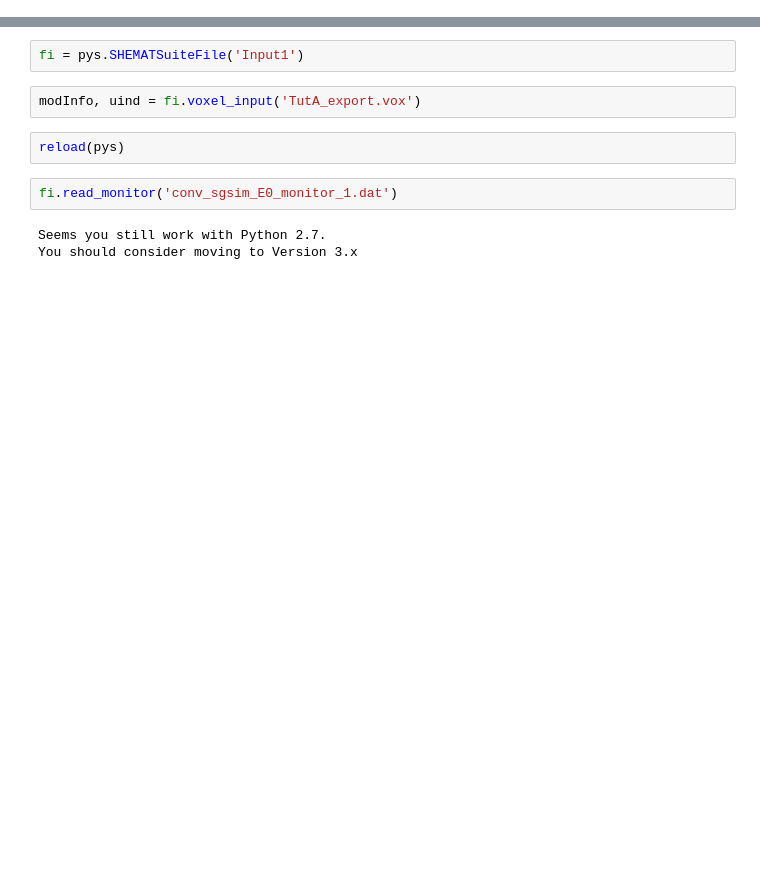
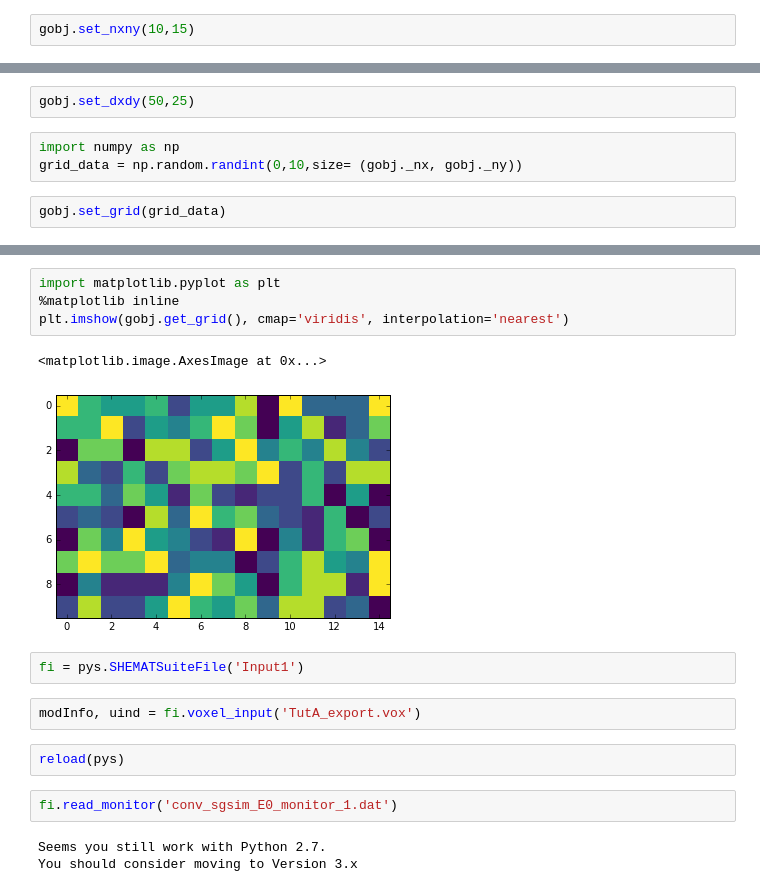
Before and after one commit to Japhiolite/PySHEMSuite, a Jupyter notebook: Untitled.ipynb, the cells around one changed output, grey strips where cells are left out. Drawn from its saved outputs; the diff is of its cells as text; blank space fills up the shorter version.

```diff
--- a/Untitled.ipynb
+++ b/Untitled.ipynb
@@ -2,0 +41,2 @@ import PySHEMSuite as pys
+# %%
+gobj.set_nxny(10,15)
@@ -2,0 +47,7 @@ import PySHEMSuite as pys
+# %%
+gobj.set_dxdy(50,25)
+# %%
+import numpy as np
+grid_data = np.random.randint(0,10,size= (gobj._nx, gobj._ny))
+# %%
+gobj.set_grid(grid_data)
@@ -3,3 +67,10 @@ import PySHEMSuite as pys
+# %%
+import matplotlib.pyplot as plt
+%matplotlib inline
+plt.imshow(gobj.get_grid(), cmap='viridis', interpolation='nearest')
+# %% [output]
+<matplotlib.image.AxesImage at 0x...>
+[figure, added]
 # %%
 fi = pys.SHEMATSuiteFile('Input1')
 # %%
```
Also changed, not shown: parts of 14 cells of this notebook, 6 other files.
